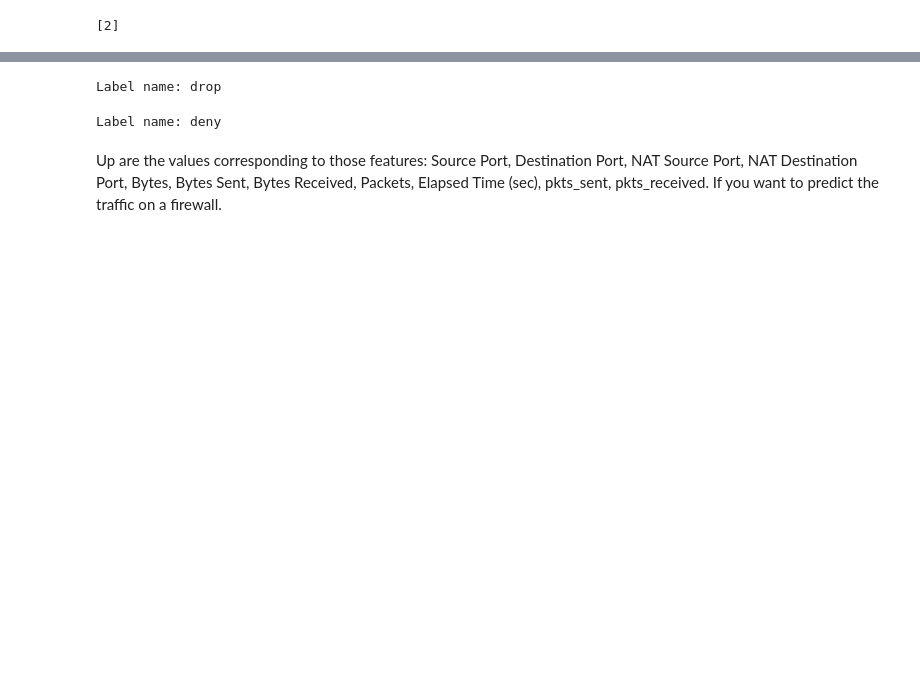
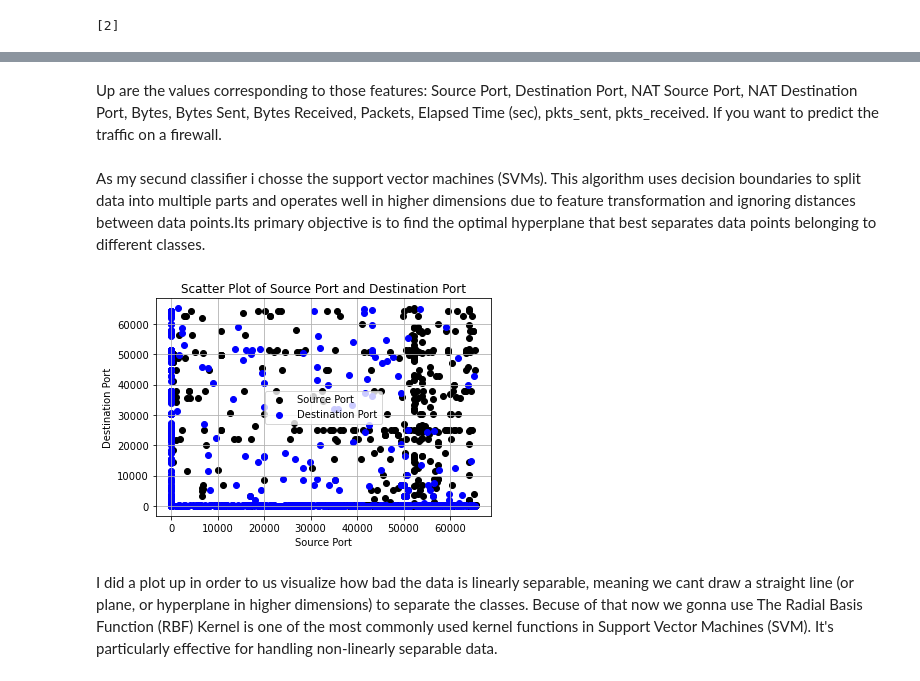
Before and after one commit to FabioTRamos/ML_CA1, a Jupyter notebook: CA1_ML.ipynb, the cells around one changed output, grey strips where cells are left out. Saved outputs shown, nothing was run; the diff lists cells and outputs as text; code cells hidden in the pictures; blank space fills up the shorter version.

```diff
--- a/CA1_ML.ipynb
+++ b/CA1_ML.ipynb
@@ -239,4 +265,0 @@ name= reverse_d[new_predict[0]]
-# %%
-print("Label name:", name)
-# %% [output]
-Label name: drop
@@ -246,9 +266,32 @@ name= reverse_d[new_predict[0]]
-# %%
-print("Label name:", name)
-# %% [output]
-Label name: deny
 # %% [markdown]
 Up are the values corresponding to those features:
 Source Port, Destination Port, NAT Source Port, NAT Destination Port, Bytes, Bytes Sent, Bytes Received, Packets,
 Elapsed Time (sec), pkts_sent, pkts_received.
 If you want to predict the traffic on a firewall.
+# %% [markdown]
+As my secund classifier i chosse the support vector machines (SVMs). This algorithm uses
+decision boundaries to split data into multiple parts and operates well in higher
+dimensions due to feature transformation and ignoring distances between data
+points.Its primary objective is to find the optimal hyperplane that best separates data points
+belonging to different classes.
+# %%
+import matplotlib.pyplot as plt
+df_subset = df.head(1000)
+
+
+plt.scatter(df_subset['Source Port'], df_subset['Destination Port'], c='k', label='Source Port')
+plt.scatter(df_subset['NAT Source Port'], df_subset['Destination Port'], c='b', label='Destination Port')
+plt.xlabel('Source Port')
+plt.ylabel('Destination Port')
+plt.title('Scatter Plot of Source Port and Destination Port')
+plt.legend()
+plt.grid(True)
+plt.show()
+# %% [output]
+[figure, added]
+# %% [markdown]
+I did a plot up in order to us visualize how bad the data is linearly separable,
+meaning we cant draw a straight line (or plane, or hyperplane in higher dimensions) to separate the classes.
+Becuse of that now we gonna use The Radial Basis Function (RBF) Kernel is one of the most commonly used kernel functions
+in Support Vector Machines (SVM).
+It's particularly effective for handling non-linearly separable data.
```
Also changed, not shown: parts of 12 cells of this notebook.
